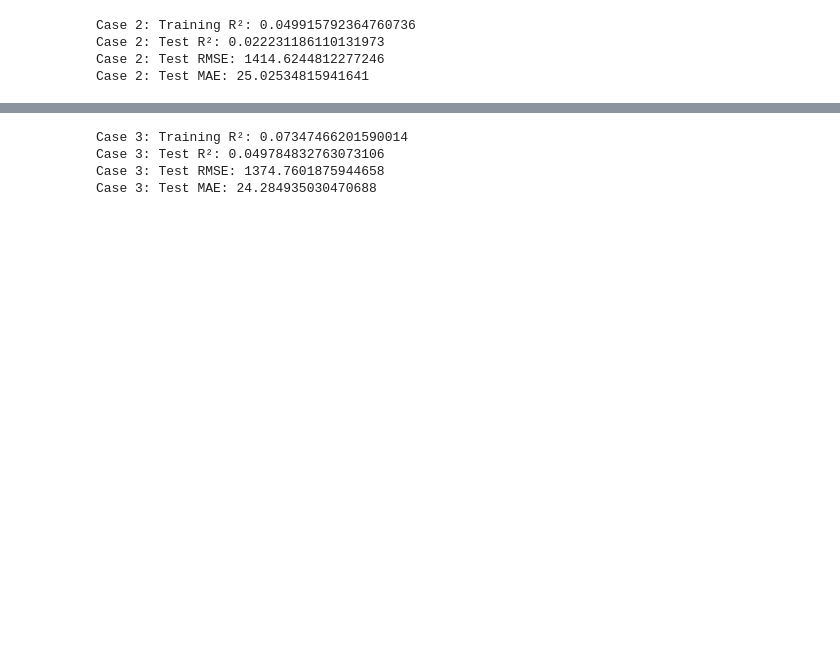
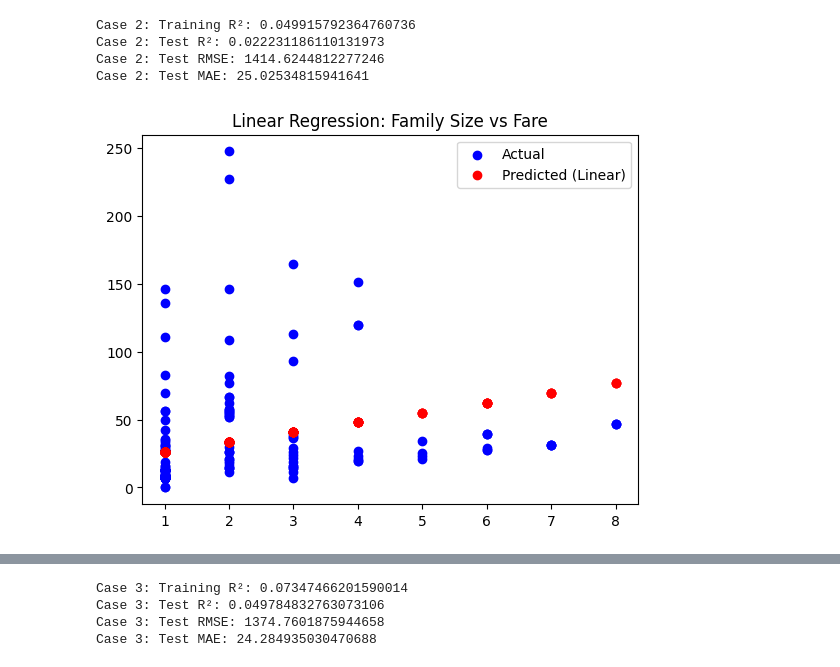
Before and after one commit to hrawp/applied-ml-hrawp, a Jupyter notebook: notebooks/project04/ml04__aaron.ipynb, the cells around one changed output, grey strips where cells are left out. Drawn from its saved outputs; the diff is of its cells as text; code cells hidden in the pictures; blank space fills up the shorter version.

```diff
--- a/notebooks/project04/ml04__aaron.ipynb
+++ b/notebooks/project04/ml04__aaron.ipynb
@@ -245,3 +246,11 @@ Case 2: Training R²: 0.049915792364760736
 Case 2: Test R²: 0.022231186110131973
 Case 2: Test RMSE: 1414.6244812277246
 Case 2: Test MAE: 25.02534815941641
+# %%
+plt.scatter(X2_test, y2_test, color='blue', label='Actual')
+plt.scatter(X2_test, y2_pred_test, color='red', label='Predicted (Linear)')
+plt.legend()
+plt.title("Linear Regression: Family Size vs Fare")
+plt.show()
+# %% [output]
+[figure, added]
```
Also changed, not shown: parts of 35 cells of this notebook.
